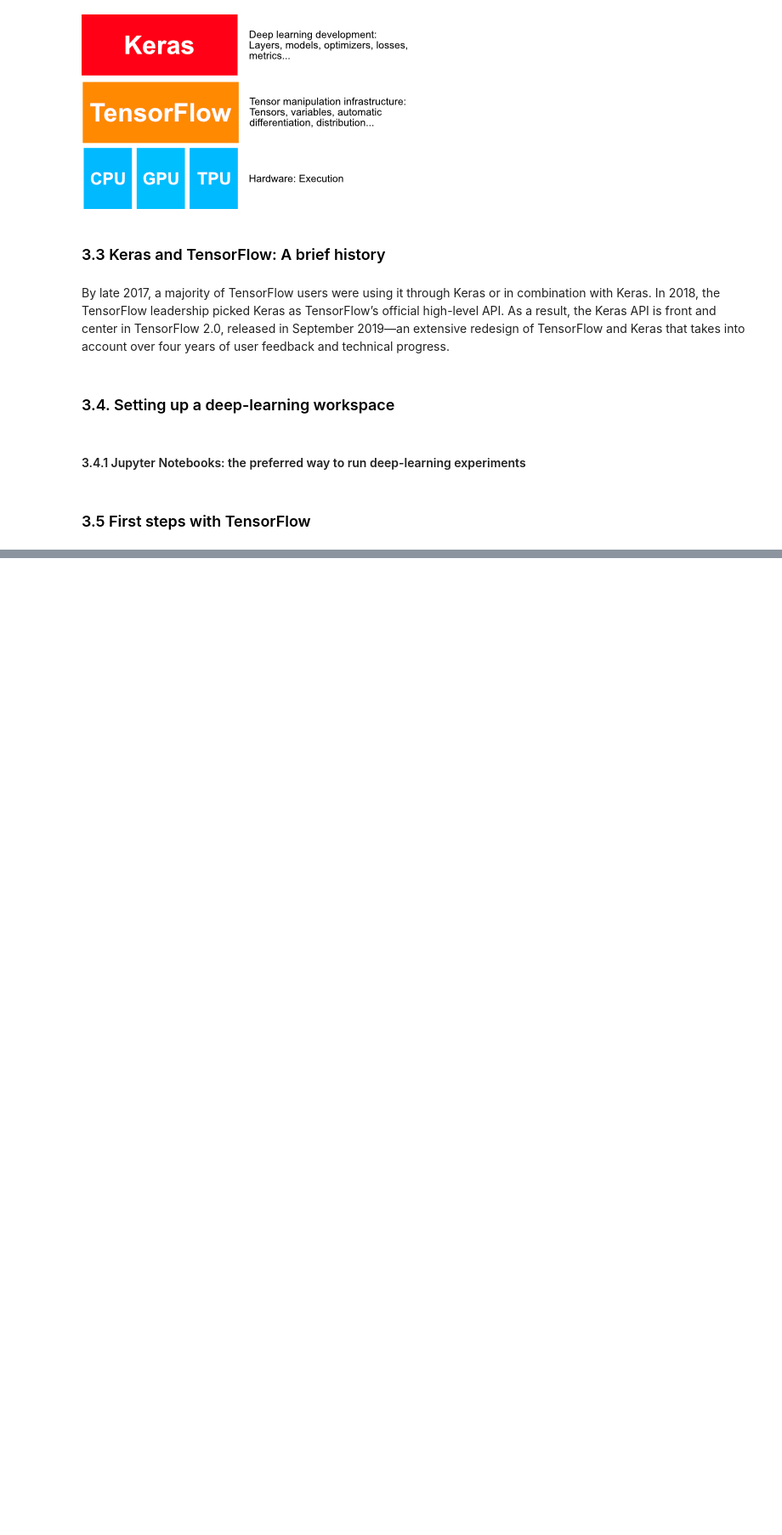
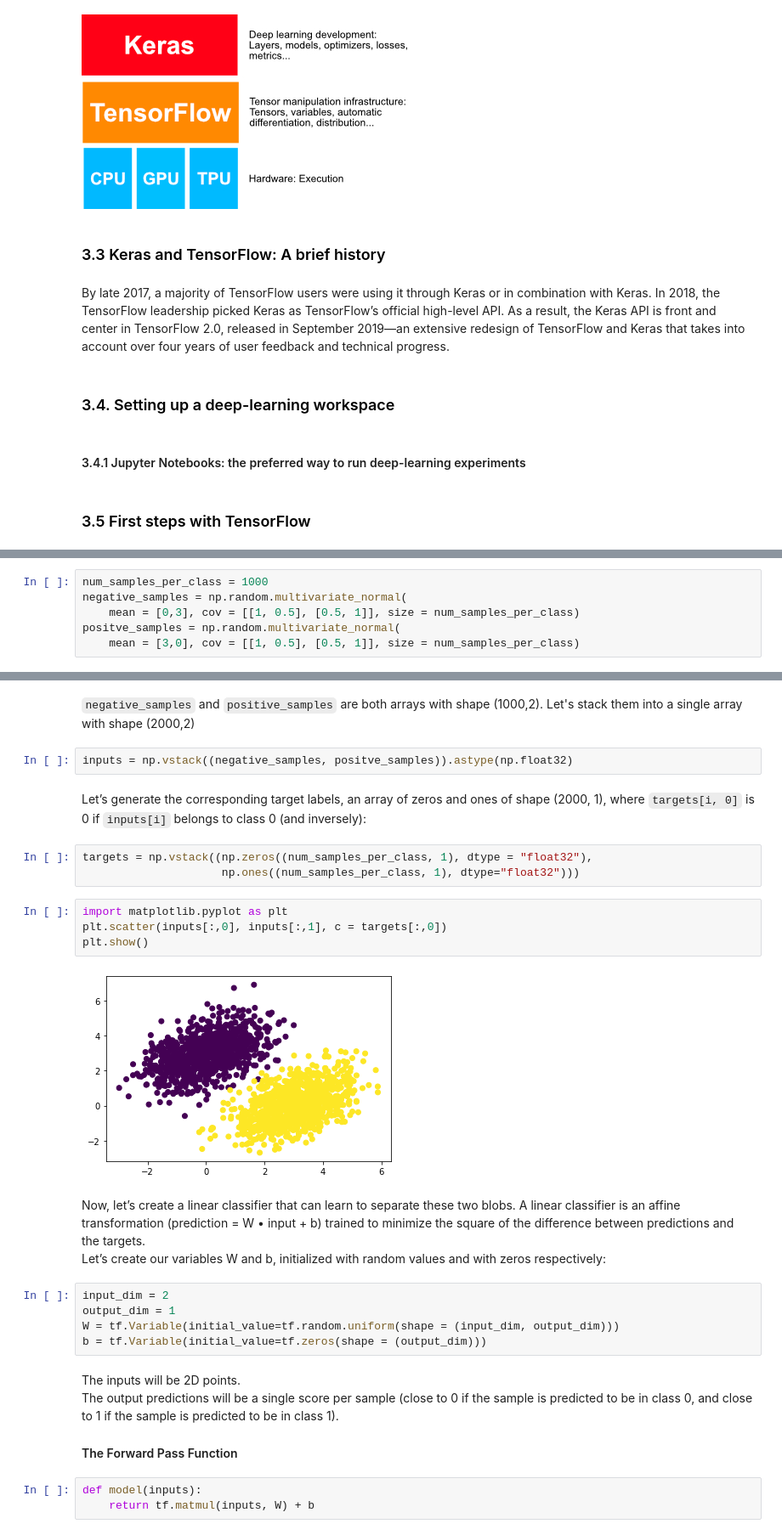
Before and after one commit to InfiniteCuriosity/Deep_Learning_with_Python, a Jupyter notebook: 3. Introductoin to Keras and TensorFlow.ipynb, the cells around one changed output, grey strips where cells are left out. Shown: that part at 85% size. Drawn from its saved outputs; the diff is of its cells as text; blank space fills up the shorter version.

```diff
--- a/3. Introductoin to Keras and TensorFlow.ipynb
+++ b/3. Introductoin to Keras and TensorFlow.ipynb
@@ -30,0 +213,6 @@ First, low-level tensor manipulation—the infrastructure that underlies all mod
+# %%
+num_samples_per_class = 1000
+negative_samples = np.random.multivariate_normal(
+    mean = [0,3], cov = [[1, 0.5], [0.5, 1]], size = num_samples_per_class)
+positve_samples = np.random.multivariate_normal(
+    mean = [3,0], cov = [[1, 0.5], [0.5, 1]], size = num_samples_per_class)
@@ -30,0 +222,30 @@ First, low-level tensor manipulation—the infrastructure that underlies all mod
+# %% [markdown]
+`negative_samples` and `positive_samples` are both arrays with shape (1000,2). Let's stack them into a single array with shape (2000,2)
+# %%
+inputs = np.vstack((negative_samples, positve_samples)).astype(np.float32)
+# %% [markdown]
+Let’s generate the corresponding target labels, an array of zeros and ones of shape (2000, 1), where `targets[i, 0]` is 0 if `inputs[i]` belongs to class 0 (and inversely):
+# %%
+targets = np.vstack((np.zeros((num_samples_per_class, 1), dtype = "float32"),
+                     np.ones((num_samples_per_class, 1), dtype="float32")))
+# %%
+import matplotlib.pyplot as plt
+plt.scatter(inputs[:,0], inputs[:,1], c = targets[:,0])
+plt.show()
+# %% [output]
+[figure, added]
+# %% [markdown]
+Now, let’s create a linear classifier that can learn to separate these two blobs. A linear classifier is an affine transformation (prediction = W • input + b) trained to minimize the square of the difference between predictions and the targets.<br>
+Let’s create our variables W and b, initialized with random values and with zeros respectively:
+# %%
+input_dim = 2
+output_dim = 1
+W = tf.Variable(initial_value=tf.random.uniform(shape = (input_dim, output_dim)))
+b = tf.Variable(initial_value=tf.zeros(shape = (output_dim)))
+# %% [markdown]
+The inputs will be 2D points.<br>
+The output predictions will be a single score per sample (close to 0 if the sample is predicted to be in class 0, and close to 1 if the sample is predicted to be in class 1).
+#### The Forward Pass Function
+# %%
+def model(inputs):
+    return tf.matmul(inputs, W) + b
```
Also changed, not shown: parts of 42 cells of this notebook.
